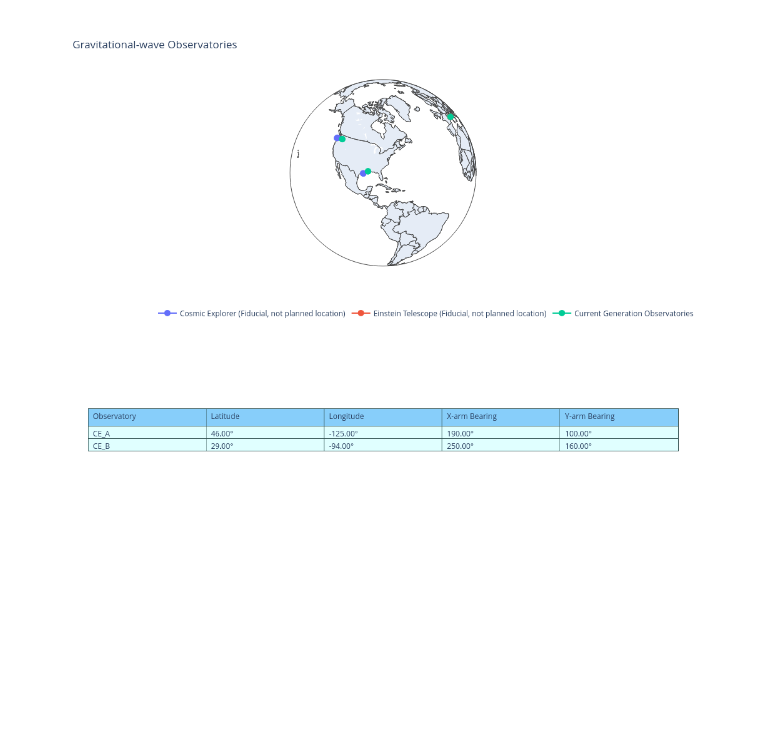
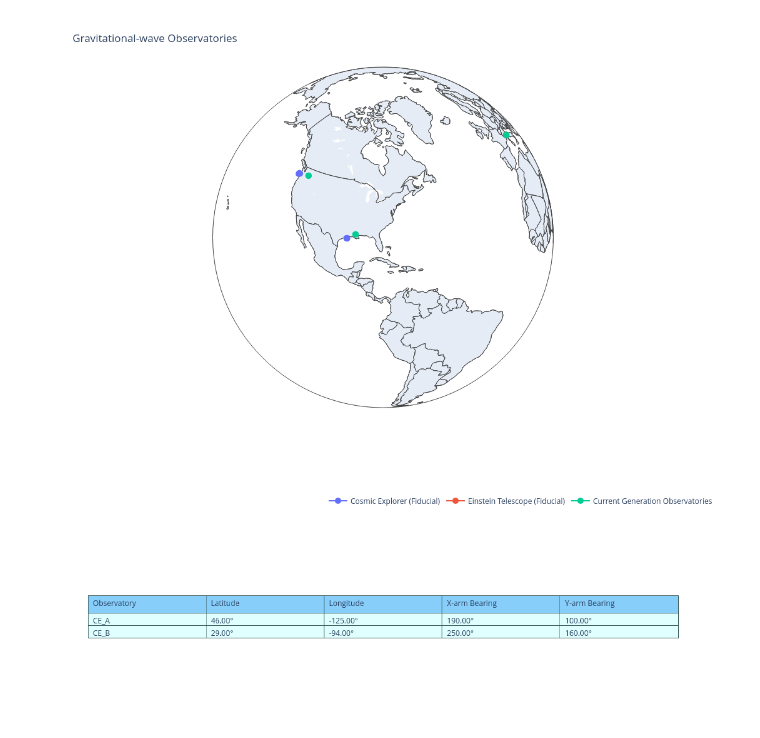
Before and after one commit to ahnitz/ce_location, a Jupyter notebook: detectors.ipynb, the cells around one changed output. Saved outputs shown, nothing was run; the diff lists cells and outputs as text; code cells hidden in the pictures; blank space fills up the shorter version.

```diff
--- a/detectors.ipynb
+++ b/detectors.ipynb
@@ -32,9 +32,9 @@ for ifo in ifos:
 
     color_group = "Current Generation Observatories"
     if  ifo in ['CE_A', 'CE_B']:
-        color_group = "Cosmic Explorer (Fiducial, not planned location)"
+        color_group = "Cosmic Explorer (Fiducial)"
     elif ifo in ["E1", "E2", "E3"]:
-        color_group = "Einstein Telescope (Fiducial, not planned location)"
+        color_group = "Einstein Telescope (Fiducial)"
 
     colors += [color_group] * 4
     names += [ifo] * 4
@@ -49,42 +49,42 @@ fig = px.line_geo(lat=lats, lon=lons,
                   markers=True,
                   hover_name=names,
                   title='Gravitational-wave Observatories',
                   #center={'lat': 30,'lon': 118},
 
                  )
 
 fig.update_layout(legend_title_text='')
 fig.update_layout(legend=dict(
     orientation="h",
     yanchor="bottom",
     y=-0.3,
     xanchor="right",
     x=1,
 
 ))
 
 fig.update_layout(
-    autosize=True,
-    width=500,
-    height=500,
+    autosize=False,
+    width=800,
+    height=800,
     margin=dict(
-        l=50,
-        r=50,
-        b=100,
-        t=100,
-        pad=4
+        l=20,
+        r=20,
+        b=80,
+        t=80,
+        pad=1
     ),
 
 )
 
 
 fig.update_traces(marker=dict(size=10))
 fig.update_geos(projection_rotation_lat=30, projection_rotation_lon=-80)
 fig.update_geos(showcountries=True)
 fig.show()
 fig.write_html('gravitational_wave_observatories.html')
 # %% [output]
-[figure, old version]
+[figure, new version]
 # %%
 import plotly.graph_objects as go
 
```
Also changed, not shown: 1 other file.
